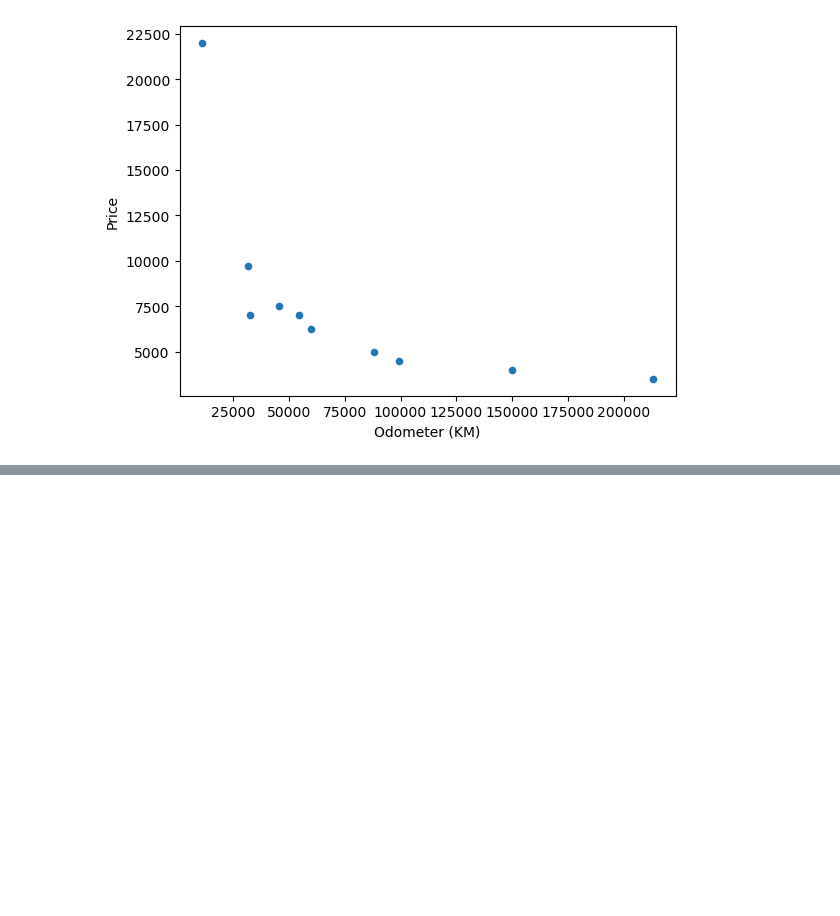
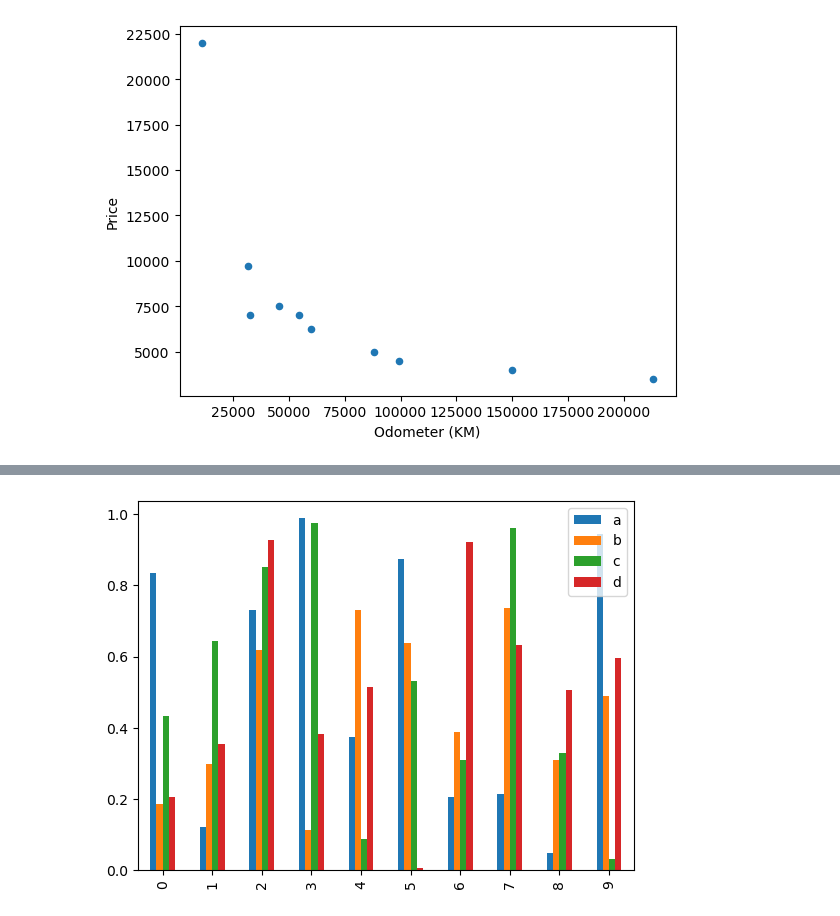
Before and after one commit to aturaritonang/numpy, a Jupyter notebook: 01 Matplot-Plotting and Data Visualization.ipynb, the cells around one changed output, grey strips where cells are left out. Cells and saved outputs as stored; diff of their text form; code cells hidden in the pictures; blank space fills up the shorter version.

```diff
--- a/01 Matplot-Plotting and Data Visualization.ipynb
+++ b/01 Matplot-Plotting and Data Visualization.ipynb
@@ -271,0 +297,5 @@ plt.show(block=True)
+# %%
+df.plot(kind="bar")
+plt.show(block=True)
+# %% [output]
+[figure, added]
```
Also changed, not shown: parts of 9 cells of this notebook, 1 other file.
